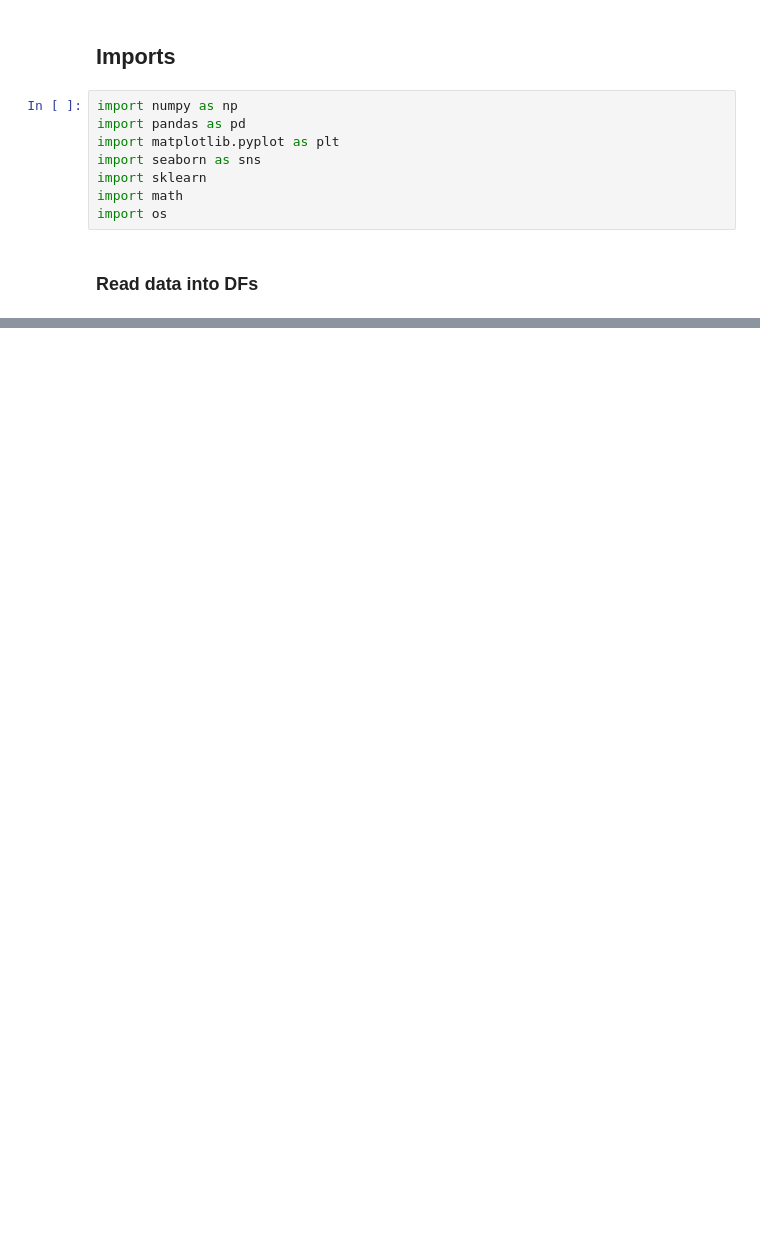
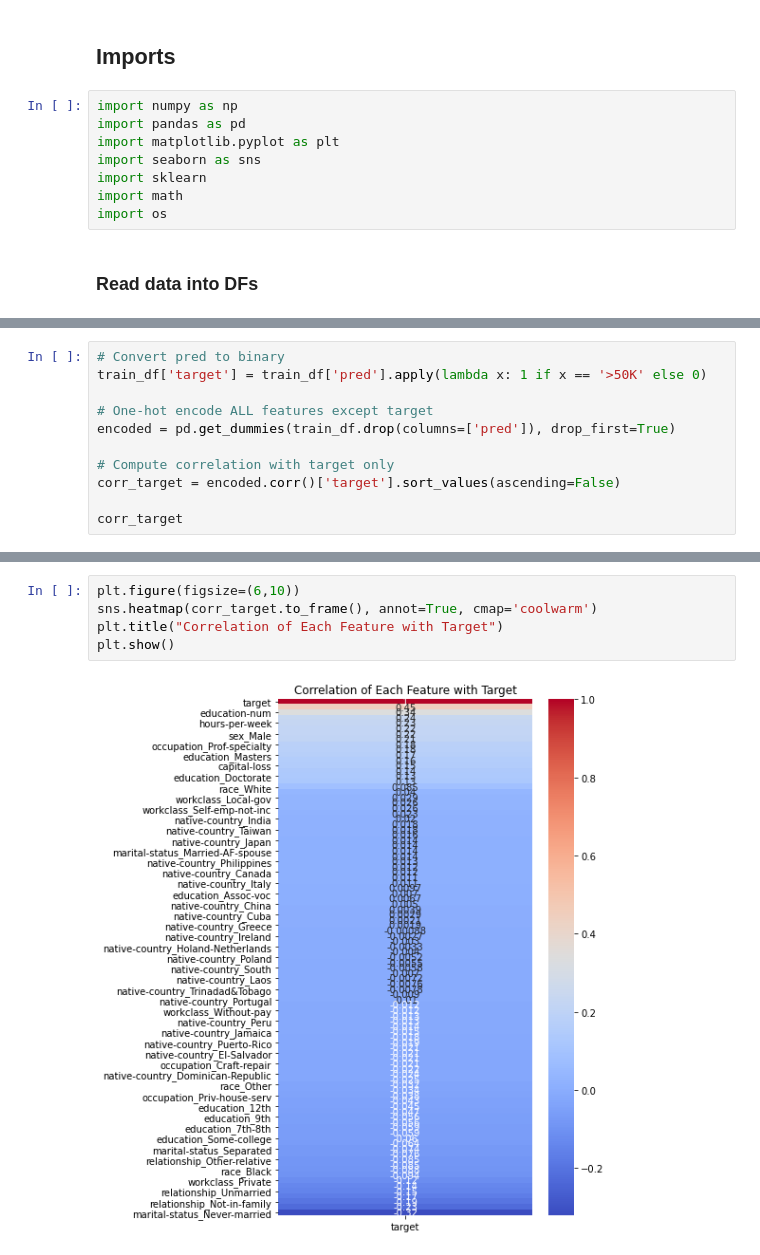
Before and after one commit to JohnAChester/fordham_classification, a Jupyter notebook: CleaningDataset.ipynb, the cells around one changed output, grey strips where cells are left out. Saved outputs shown, nothing was run; the diff lists cells and outputs as text; blank space fills up the shorter version.

```diff
--- a/CleaningDataset.ipynb
+++ b/CleaningDataset.ipynb
@@ -186,0 +350,11 @@ train_df.value_counts(['occupation'])
+# %%
+# Convert pred to binary
+train_df['target'] = train_df['pred'].apply(lambda x: 1 if x == '>50K' else 0)
+
+# One-hot encode ALL features except target
+encoded = pd.get_dummies(train_df.drop(columns=['pred']), drop_first=True)
+
+# Compute correlation with target only
+corr_target = encoded.corr()['target'].sort_values(ascending=False)
+
+corr_target
@@ -186,0 +379,7 @@ train_df.value_counts(['occupation'])
+# %%
+plt.figure(figsize=(6,10))
+sns.heatmap(corr_target.to_frame(), annot=True, cmap='coolwarm')
+plt.title("Correlation of Each Feature with Target")
+plt.show()
+# %% [output]
+[figure, added]
```
Also changed, not shown: parts of 61 cells of this notebook.
